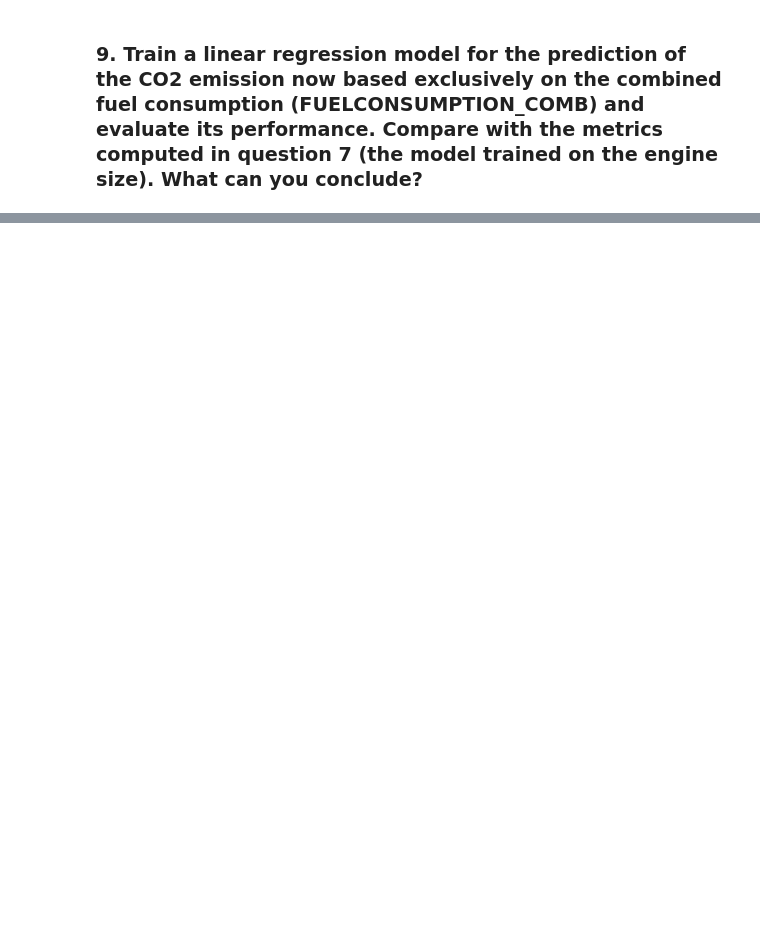
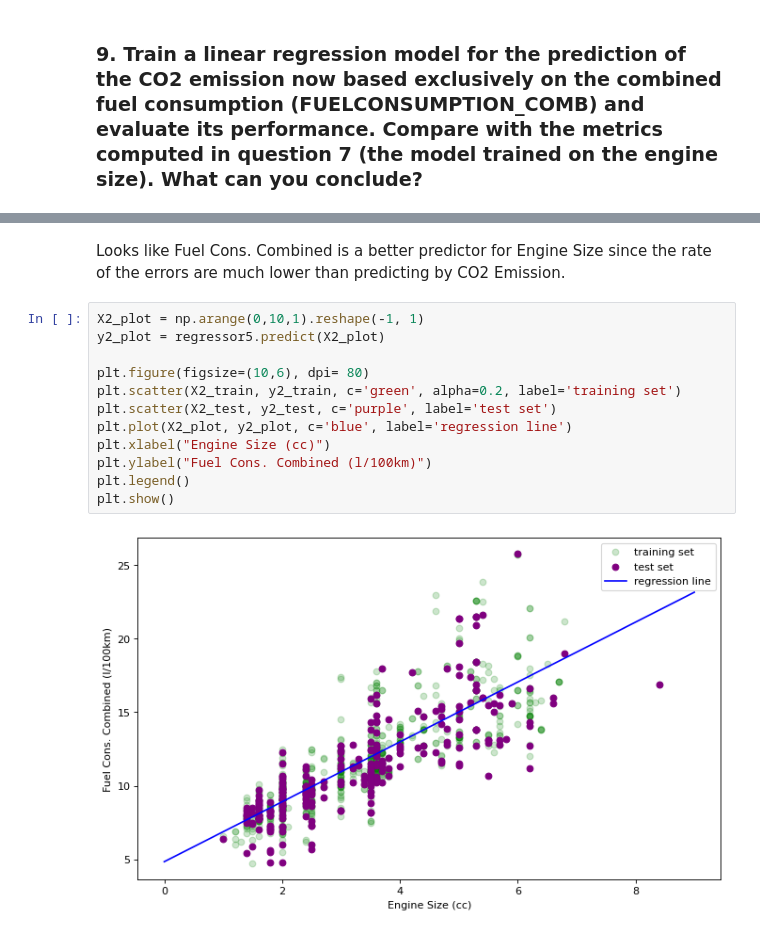
Before and after one commit to ediziks/EPITA-DSA-Notes, a Jupyter notebook: FoundationsOfStatisticalAnalysisAndMachineLearning[FSAML]/class3/Assgnmnt 3/ML_course03_practice.ipynb, the cells around one changed output, grey strips where cells are left out. Drawn from its saved outputs; the diff is of its cells as text; blank space fills up the shorter version.

```diff
--- a/FoundationsOfStatisticalAnalysisAndMachineLearning[FSAML]/class3/Assgnmnt 3/ML_course03_practice.ipynb
+++ b/FoundationsOfStatisticalAnalysisAndMachineLearning[FSAML]/class3/Assgnmnt 3/ML_course03_practice.ipynb
@@ -308,0 +394,16 @@ __HINT__: as you will be performing the same operations multiple times on differ
+# %% [markdown]
+Looks like Fuel Cons. Combined is a better predictor for Engine Size since the rate of the errors are much lower than predicting by CO2 Emission.
+# %%
+X2_plot = np.arange(0,10,1).reshape(-1, 1)
+y2_plot = regressor5.predict(X2_plot)
+
+plt.figure(figsize=(10,6), dpi= 80)
+plt.scatter(X2_train, y2_train, c='green', alpha=0.2, label='training set')
+plt.scatter(X2_test, y2_test, c='purple', label='test set')
+plt.plot(X2_plot, y2_plot, c='blue', label='regression line')
+plt.xlabel("Engine Size (cc)")
+plt.ylabel("Fuel Cons. Combined (l/100km)")
+plt.legend()
+plt.show()
+# %% [output]
+[figure, added]
```
Also changed, not shown: parts of 30 cells of this notebook, 2 other files.
